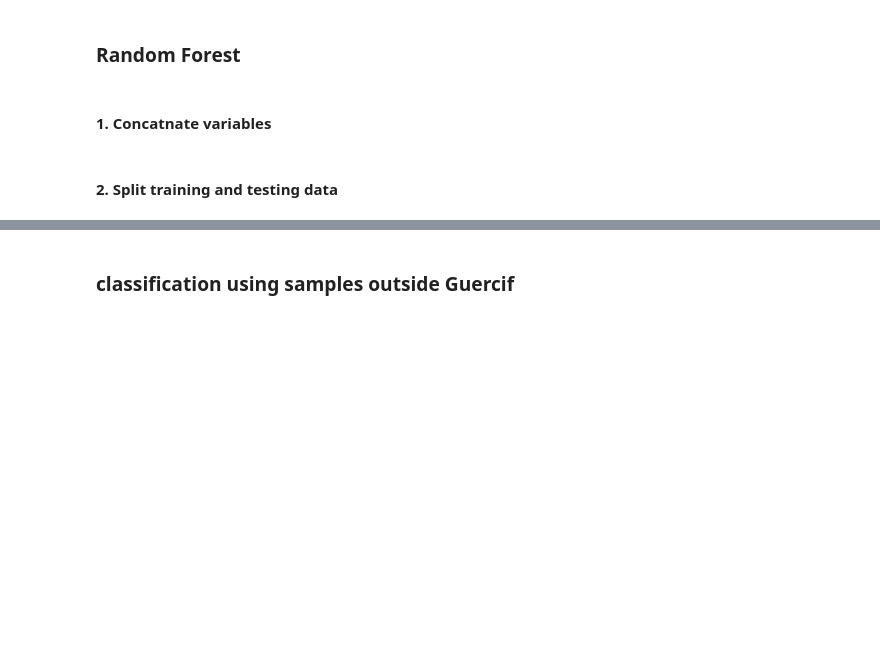
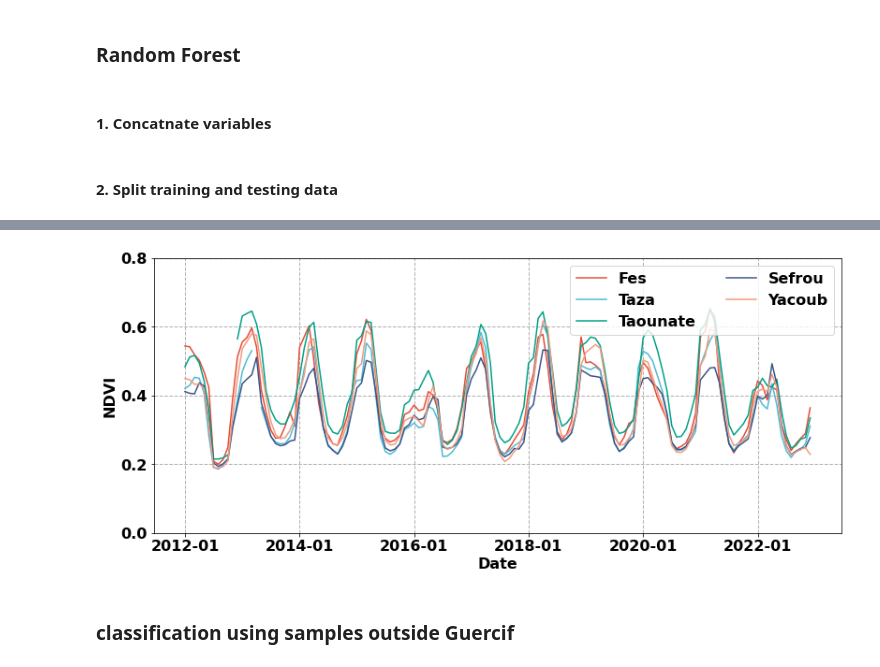
Before and after one commit to watermeloniiiii/rs_foundation_model, a Jupyter notebook: classification_on_irrigation.ipynb, the cells around one changed output, grey strips where cells are left out. Drawn from its saved outputs; the diff is of its cells as text; code cells hidden in the pictures; blank space fills up the shorter version.

```diff
--- a/classification_on_irrigation.ipynb
+++ b/classification_on_irrigation.ipynb
@@ -111,12 +118,14 @@ for region in ["Guercif", "Fes", "Taza", "Taounate", "Sefrou", "Yacoub"]:
         prec.rename(columns=new_name, inplace=True)
         prec = prec.fillna(0)
         samples = pd.concat([samples, prec], axis=1)
+    test = samples.sum(axis=0).to_numpy()
     make_fig(
-        xdata=[range(0, len(samples.mean(axis=0)))],
-        ydata=[samples.mean(axis=0)],
+        xdata=[range(0, 132)],
+        ydata=[samples],
         legendlabel=["Precipitation"],
         xlabel="Precipitation",
         ylabel="Dates",
-        ylim=(0, 600))
+        ylim=(0, 100),
+        yticks=[0, 20, 40, 60, 80, 100])
     plt.savefig(f"/NAS6/Members/linchenxi/projects/morocco/irrigation_regional_analysis/figures/{region}_prec.jpg")
     plt.cla()
@@ -165,13 +176,13 @@ samples_taounate = samples["FIELD_ID"].str.contains("TAOUNATE")
 mask = np.any(np.c_[samples_guercif, samples_fes, samples_taounate], axis=1)
 X_train = samples[mask].drop(columns=["class", "FIELD_ID"]).to_numpy()
 y_train = samples[mask]["class"].to_numpy()
-selected_columns = samples.columns[samples.columns.str.contains("NDVI")]
+selected_columns = samples.columns[samples.columns.str.contains("NDvi")]
 samples_viz = samples[selected_columns]
 # make_fig(
 #     xdata=[range(0, 132) for _ in range(4)],
 #     ydata=[samples_viz[samples_guercif]] + [samples_viz[samples_guercif]],
 #     legendlabel=["irri2rf", "rf_2irri", "irri2irri", "rf2rf"],
-#     xlabel="VI",
+#     xlabel="vi",
 #     ylabel="Dates",
 #     c=["C0", "C1", "C2", "C3"],
 #     ylim=(0, 1),
@@ -263,8 +274,8 @@ testing_region = ["Fes",
 for region in testing_region:
     testing_samples = pd.DataFrame(data=[])
     for year in range(2012, 2023):
-        combined_VI = pd.DataFrame(data=[])
-        for vi in ["NDVI", "EVI", "CIG", "LSWI", "OSAVI"]:
+        combined_vi = pd.DataFrame(data=[])
+        for vi in ["NDvi", "Evi", "CIG", "LSWI", "OSAvi"]:
             new_name = {f"{vi}_{i}":f"{vi}_{i+(year-2012)*12}" for i in range(1, 13)}
             try:
                 irri = pd.read_csv(os.path.join(root_dir, f"{vi}", f"{region}_{vi}_irri_{year}.csv"))[[f"{vi}_{i}" for i in range(1, 13)]]
@@ -282,8 +293,8 @@ for region in testing_region:
                 irri["class"] = 0
                 rf["class"] = 1
             combined = pd.concat([irri, rf], axis=0)
-            combined_VI = pd.concat([combined_VI, combined], axis=1)
-        testing_samples = pd.concat([testing_samples, combined_VI], axis=1)
+            combined_vi = pd.concat([combined_vi, combined], axis=1)
+        testing_samples = pd.concat([testing_samples, combined_vi], axis=1)
     testing_samples = testing_samples.reset_index(drop=True)
     index_test = testing_samples.index
     X_test = testing_samples.drop(columns=["class"])[fn[sorted_fi]].to_numpy()
@@ -296,49 +307,70 @@ for region in testing_region:
 # %%
 root_dir =  f"/NAS6/Members/linchenxi/projects/morocco/irrigation_regional_analysis"
-VI = "OSAVI"
-for region in ["Guercif", "Fes", "Taza", "Taounate", "Sefrou", "Yacoub"]:
+vi = "NDVI"
+for idx, region in enumerate(["Fes", "Taza", "Taounate", "Sefrou", "Yacoub"]):
     samples = pd.DataFrame(data=[])
     for year in range(2012, 2023):
-        new_name = {f"{VI}_{i}":f"{VI}_{i+(year-2012)*12}" for i in range(1, 13)}
+        combined_ratio = pd.DataFrame(data=[])
         try:
-            irri = pd.read_csv(os.path.join(root_dir, f"{VI}", f"{region}_{VI}_irri_{year}.csv"))[[f"{VI}_{i}" for i in range(1, 13)]]
+            prec = pd.read_csv(os.path.join(root_dir, "prec", f"{region}_prec_{year}.csv"))[[f"prec_{i}" for i in range(1, 13)]+["FIELD_ID"]]
         except:
-            irri = pd.DataFrame(data=[], columns=[f"{VI}_{i}" for i in range(1, 13)])
-        irri.rename(columns=new_name, inplace=True)
-        irri = irri.fillna(0)
+            prec = pd.DataFrame(data=[], columns=[f"prec_{i}" for i in range(1, 13)]+["FIELD_ID"])
+        prec.fillna(method="ffill", inplace=True)
+        # to make sure that precipitation align well with vi records
+        prec.sort_values(by=["FIELD_ID"], inplace=True)
         try:
-            rf = pd.read_csv(os.path.join(root_dir, f"{VI}", f"{region}_{VI}_rf_{year}.csv"))[[f"{VI}_{i}" for i in range(1, 13)]]
+            irri = pd.read_csv(os.path.join(root_dir, f"{vi}", f"{region}_{vi}_irri_{year}.csv"))[[f"{vi}_{i}" for i in range(1, 13)]+["FIELD_ID"]]
         except:
-            rf = pd.DataFrame(data=[], columns=[f"{VI}_{i}" for i in range(1, 12)])
-        rf.rename(columns=new_name, inplace=True)
-        rf = rf.fillna(0)
+            irri = pd.DataFrame(data=[], columns=[f"{vi}_{i}" for i in range(1, 13)]+["FIELD_ID"])
+        irri.fillna(method="ffill", inplace=True)
+        try:
+            rf = pd.read_csv(os.path.join(root_dir, f"{vi}", f"{region}_{vi}_rf_{year}.csv"))[[f"{vi}_{i}" for i in range(1, 13)]+["FIELD_ID"]]
+        except:
+            rf = pd.DataFrame(data=[], columns=[f"{vi}_{i}" for i in range(1, 13)]+["FIELD_ID"])
+        rf.fillna(method="ffill", inplace=True)
         if year == 2012:
             irri["class"] = 0
             rf["class"] = 1
-        combined = pd.concat([irri, rf], axis=0)
+        combined = pd.concat([irri, rf], axis=0).reset_index(drop=True)
+        ratio = pd.DataFrame({
+            f"{year}_{vi}_ratio": combined.max(axis=1) / prec.sum(axis=1),
+            })
+        if year == 2012:
+            combined_ratio = pd.concat([combined_ratio, ratio, combined["class"], combined["FIELD_ID"]], axis=1)
+        else:
+            combined_ratio = pd.concat([combined_ratio, ratio], axis=1)
         samples = pd.concat([samples, combined], axis=1)
-    irri_vi = samples[samples["class"]==0].drop(columns=["class"]).to_numpy()
-    rf_vi = samples[samples["class"]==1].drop(columns=["class"]).to_numpy()
+    irri_vi = samples[samples["class"]==0].drop(columns=["class", "FIELD_ID"]).to_numpy()
+    rf_vi = samples[samples["class"]==1].drop(columns=["class", "FIELD_ID"]).to_numpy()
+    c = np.array([[230, 75, 53], [77, 187, 213],
+     [0, 160, 135], [60, 84, 136],
+     [243, 155, 127], [132, 145, 180],
+     [145, 209, 194], [126, 97, 72]]) / 255.0
     plt.figure(1, figsize=(12, 6))
-    plt.plot(range(0, len(irri_vi.mean(axis=0))), irri_vi.mean(axis=0), label=region)
+    plt.plot(range(0, len(rf_vi.mean(axis=0))), rf_vi.mean(axis=0), label=region, c=c[idx])
     ax = plt.gca()
     for l in ax.get_xticklabels() + ax.get_yticklabels():
-        l.set_size(14)
+        l.set_size(16)
         l.set_family('Arial')
         l.set_weight('bold')
-    plt.legend(loc=4, prop=dict(size=14, family='Arial', weight='bold'), ncol=2)
-    ax.set_ylabel(VI, fontdict=dict(size=14, family='Arial', weight='bold'))
-    ax.set_xlabel("Dates", fontdict=dict(size=14, family='Arial', weight='bold'))
+    plt.legend(loc=1, prop=dict(size=16, family='Arial', weight='bold'), ncol=2)
+    ax.set_ylabel(vi, fontdict=dict(size=16, family='Arial', weight='bold'))
+    ax.set_xlabel("Date", fontdict=dict(size=16, family='Arial', weight='bold'))
+    # ax.set_xticks([0, 3, 6, 9])
+    # ax.set_xticklabels([2012, 2015, 2018, 2021])
     ax.set_xticks([0, 24, 48, 72, 96, 120])
-    ax.set_ylim(viz_param[VI]["ylim"][0], viz_param[VI]["ylim"][1])
-    ax.set_yticks(viz_param[VI]["yticks"])
-    ax.set_xticklabels(["2012-01", "2014-01", "2016-01", "2018-01", "2020-01", "2022-01"], rotation=45)
-    ax.grid(ls='--', color='k', lw=0.5)
+    ax.set_ylim(viz_param[vi]["ylim"][0], viz_param[vi]["ylim"][1])
+    ax.set_yticks(viz_param[vi]["yticks"])
+    # ax.set_ylim(-0.1, 1.3)
+    # ax.set_yticks([0, 0.4, 0.8, 1.2])
+    ax.set_xticklabels(["2012-01", "2014-01", "2016-01", "2018-01", "2020-01", "2022-01"])
     plt.subplots_adjust(left=0.1, bottom=0.2, right=0.95)
-    # plt.savefig(fr"/NAS6/Members/linchenxi/projects/morocco/irrigation_regional_analysis/figures/{region}_{VI}.jpg")
-    # plt.cla()
+    # plt.savefig(fr"/NAS6/Members/linchenxi/projects/morocco/irrigation_regional_analysis/figures/{region}_{vi}.jpg")
+    # plt.cla()í
 plt.grid(ls="--", lw=1)
-plt.savefig(fr"/NAS6/Members/linchenxi/projects/morocco/irrigation_regional_analysis/figures/irri_compare_{VI}.jpg")
+plt.savefig(fr"/NAS6/Members/linchenxi/projects/morocco/irrigation_regional_analysis/figures/rf_compare_{vi}.jpg")
+# %% [output]
+[figure, added]
 # %% [markdown]
 ### classification using samples outside Guercif
 # %%
```
Also changed, not shown: parts of 11 cells of this notebook, 2 other files.
